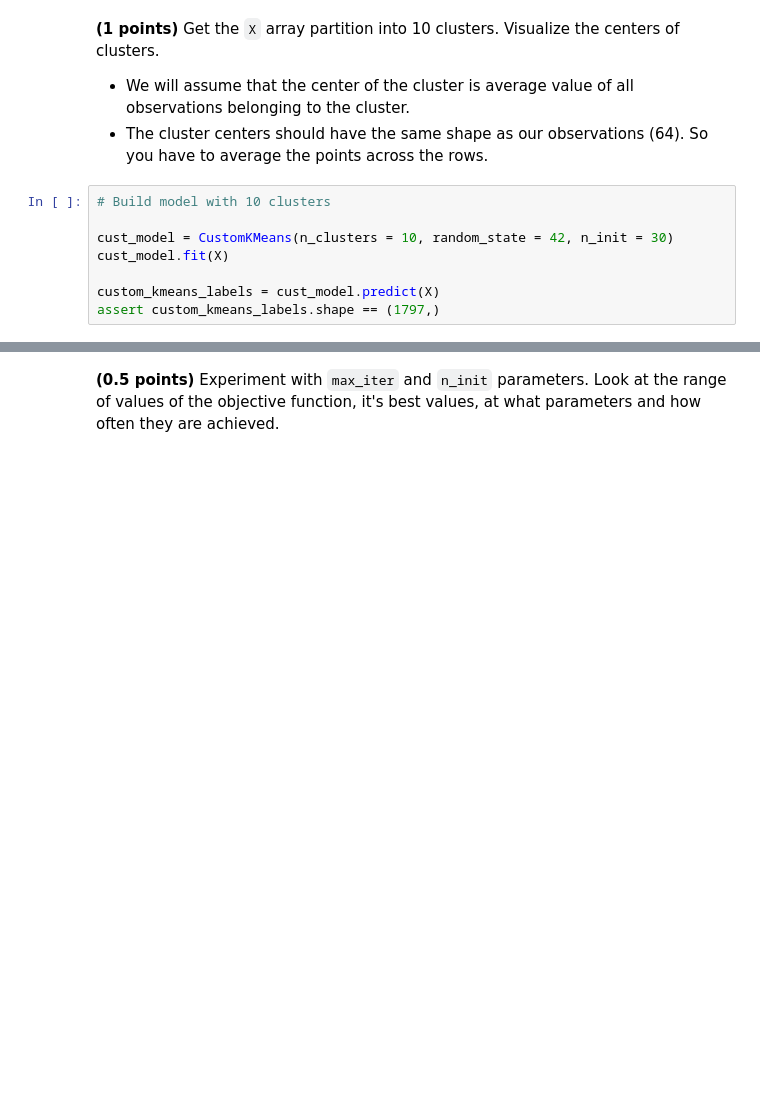
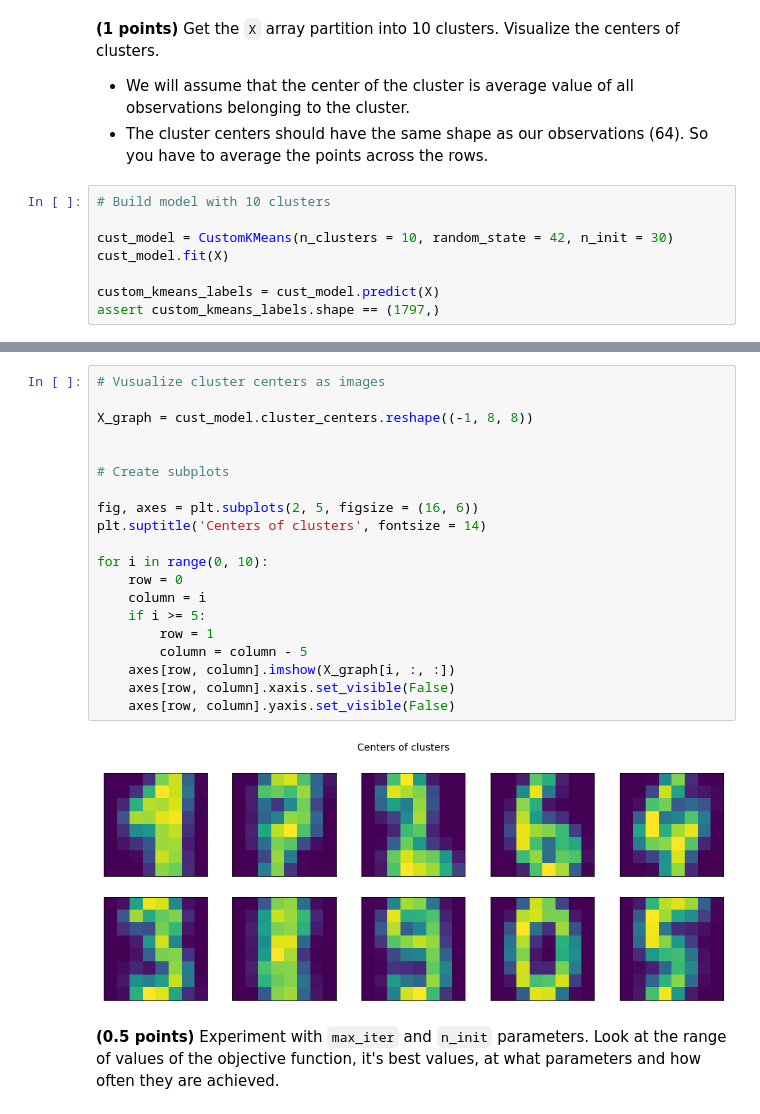
Before and after one commit to AnastasiiaSt/Clustering, a Jupyter notebook: clustering.ipynb, the cells around one changed output, grey strips where cells are left out. Cells and saved outputs as stored; diff of their text form; blank space fills up the shorter version.

```diff
--- a/clustering.ipynb
+++ b/clustering.ipynb
@@ -226,3 +234,25 @@ for i in range(s):
+# %%
+# Vusualize cluster centers as images
+
+X_graph = cust_model.cluster_centers.reshape((-1, 8, 8))
+
+
+# Create subplots
+
+fig, axes = plt.subplots(2, 5, figsize = (16, 6))
+plt.suptitle('Centers of clusters', fontsize = 14)
+
+for i in range(0, 10):
+    row = 0
+    column = i
+    if i >= 5:
+        row = 1
+        column = column - 5
+    axes[row, column].imshow(X_graph[i, :, :])
+    axes[row, column].xaxis.set_visible(False)
+    axes[row, column].yaxis.set_visible(False)
+# %% [output]
+[figure, added]
 # %% [markdown]
 **(0.5 points)** Experiment with `max_iter` and `n_init` parameters. Look at the range of values of the objective function, it's best values, at what parameters and how often they are achieved.
 # %%
```
Also changed, not shown: parts of 25 cells of this notebook.
